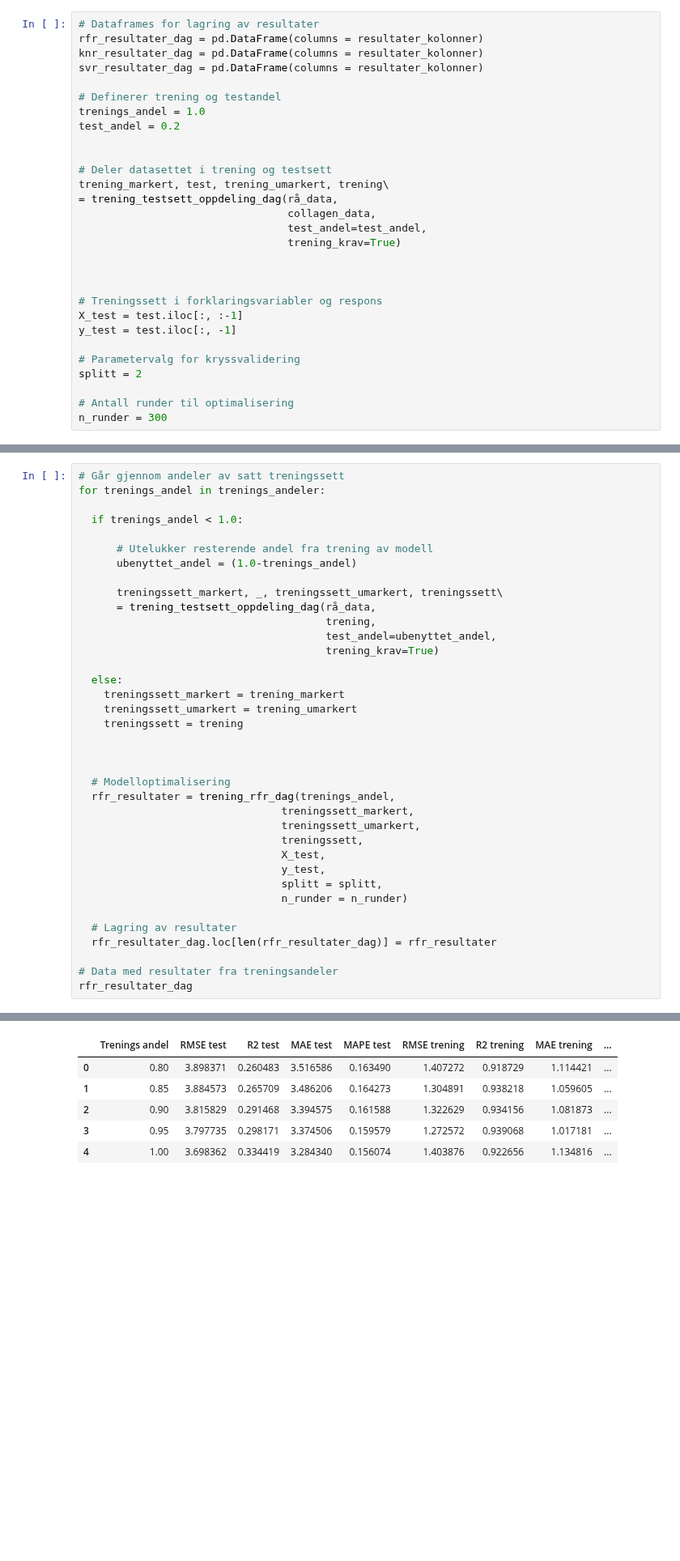
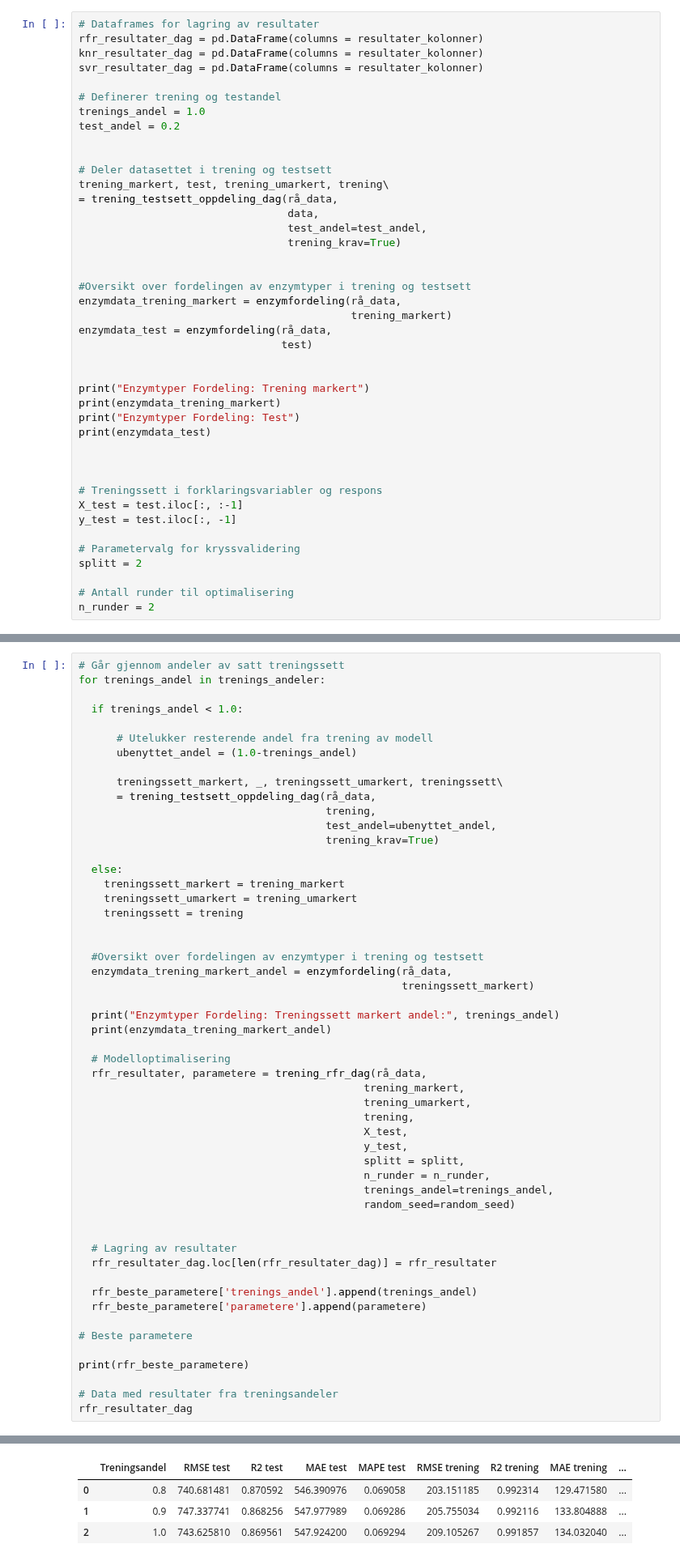
Before and after one commit to PreyPython123/Master-V24-Semiveiledet-Regresjon, a Jupyter notebook: Bioco_Collagen_Klassiske_Superveiledet_Regresjonsmetoder.ipynb, the cells around one changed output, grey strips where cells are left out. Shown at 81% size. Drawn from its saved outputs; the diff is of its cells as text; blank space fills up the shorter version.

```diff
--- a/Bioco_Collagen_Klassiske_Superveiledet_Regresjonsmetoder.ipynb
+++ b/Bioco_Collagen_Klassiske_Superveiledet_Regresjonsmetoder.ipynb
@@ -1204,9 +593,22 @@ test_andel = 0.2
 # Deler datasettet i trening og testsett
 trening_markert, test, trening_umarkert, trening\
 = trening_testsett_oppdeling_dag(rå_data,
-                                 collagen_data,
+                                 data,
                                  test_andel=test_andel,
                                  trening_krav=True)
+
+
+#Oversikt over fordelingen av enzymtyper i trening og testsett
+enzymdata_trening_markert = enzymfordeling(rå_data,
+                                           trening_markert)
+enzymdata_test = enzymfordeling(rå_data,
+                                test)
+
+
+print("Enzymtyper Fordeling: Trening markert")
+print(enzymdata_trening_markert)
+print("Enzymtyper Fordeling: Test")
+print(enzymdata_test)
 
 
 
@@ -1218,4 +620,4 @@ y_test = test.iloc[:, -1]
 splitt = 2
 
 # Antall runder til optimalisering
-n_runder = 300
+n_runder = 2
@@ -1825,20 +1330,36 @@ for trenings_andel in trenings_andeler:
     treningssett = trening
 
 
+  #Oversikt over fordelingen av enzymtyper i trening og testsett
+  enzymdata_trening_markert_andel = enzymfordeling(rå_data,
+                                                   treningssett_markert)
+
+  print("Enzymtyper Fordeling: Treningssett markert andel:", trenings_andel)
+  print(enzymdata_trening_markert_andel)
 
   # Modelloptimalisering
-  rfr_resultater = trening_rfr_dag(trenings_andel,
-                                treningssett_markert,
-                                treningssett_umarkert,
-                                treningssett,
-                                X_test,
-                                y_test,
-                                splitt = splitt,
-                                n_runder = n_runder)
+  rfr_resultater, parametere = trening_rfr_dag(rå_data,
+                                             trening_markert,
+                                             trening_umarkert,
+                                             trening,
+                                             X_test,
+                                             y_test,
+                                             splitt = splitt,
+                                             n_runder = n_runder,
+                                             trenings_andel=trenings_andel,
+                                             random_seed=random_seed)
+
 
   # Lagring av resultater
   rfr_resultater_dag.loc[len(rfr_resultater_dag)] = rfr_resultater
 
+  rfr_beste_parametere['trenings_andel'].append(trenings_andel)
+  rfr_beste_parametere['parametere'].append(parametere)
+
+# Beste parametere
+
+print(rfr_beste_parametere)
+
 # Data med resultater fra treningsandeler
 rfr_resultater_dag
 # %% [output]
@@ -1862,9 +1400,7 @@ rfr_resultater_dag
-|  | Trenings andel | RMSE test | R2 test | MAE test | MAPE test | RMSE trening | R2 trening | MAE trening | ... |
-| 0 | 0.80 | 3.898371 | 0.260483 | 3.516586 | 0.163490 | 1.407272 | 0.918729 | 1.114421 | ... |
-| 1 | 0.85 | 3.884573 | 0.265709 | 3.486206 | 0.164273 | 1.304891 | 0.938218 | 1.059605 | ... |
-| 2 | 0.90 | 3.815829 | 0.291468 | 3.394575 | 0.161588 | 1.322629 | 0.934156 | 1.081873 | ... |
-| 3 | 0.95 | 3.797735 | 0.298171 | 3.374506 | 0.159579 | 1.272572 | 0.939068 | 1.017181 | ... |
-| 4 | 1.00 | 3.698362 | 0.334419 | 3.284340 | 0.156074 | 1.403876 | 0.922656 | 1.134816 | ... |
+|  | Treningsandel | RMSE test | R2 test | MAE test | MAPE test | RMSE trening | R2 trening | MAE trening | ... |
+| 0 | 0.8 | 740.681481 | 0.870592 | 546.390976 | 0.069058 | 203.151185 | 0.992314 | 129.471580 | ... |
+| 1 | 0.9 | 747.337741 | 0.868256 | 547.977989 | 0.069286 | 205.755034 | 0.992116 | 133.804888 | ... |
+| 2 | 1.0 | 743.625810 | 0.869561 | 547.924200 | 0.069294 | 209.105267 | 0.991857 | 134.032040 | ... |
 # %% [markdown]
 ### KNeighborRegressor
 # %%
```
Also changed, not shown: parts of 75 cells of this notebook.
